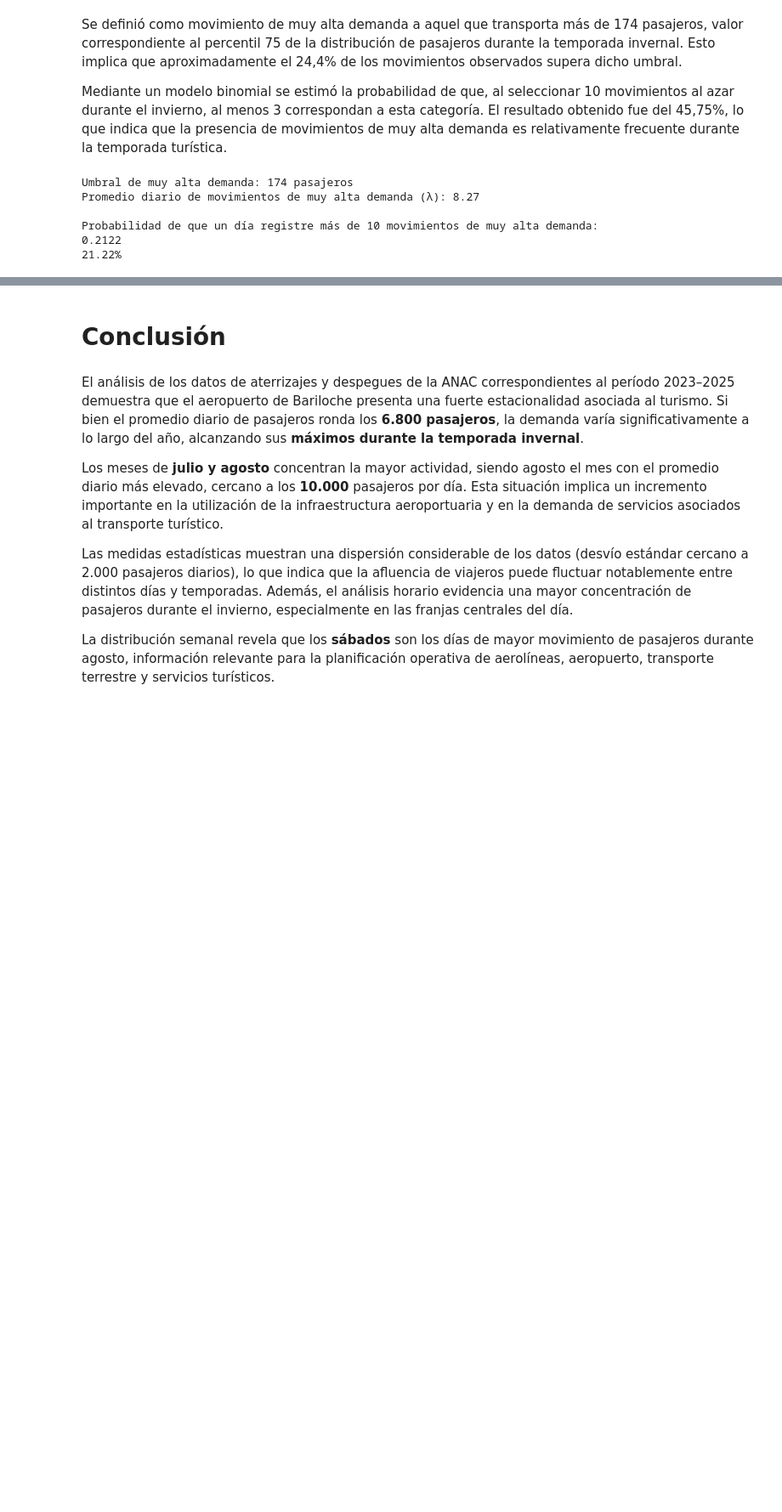
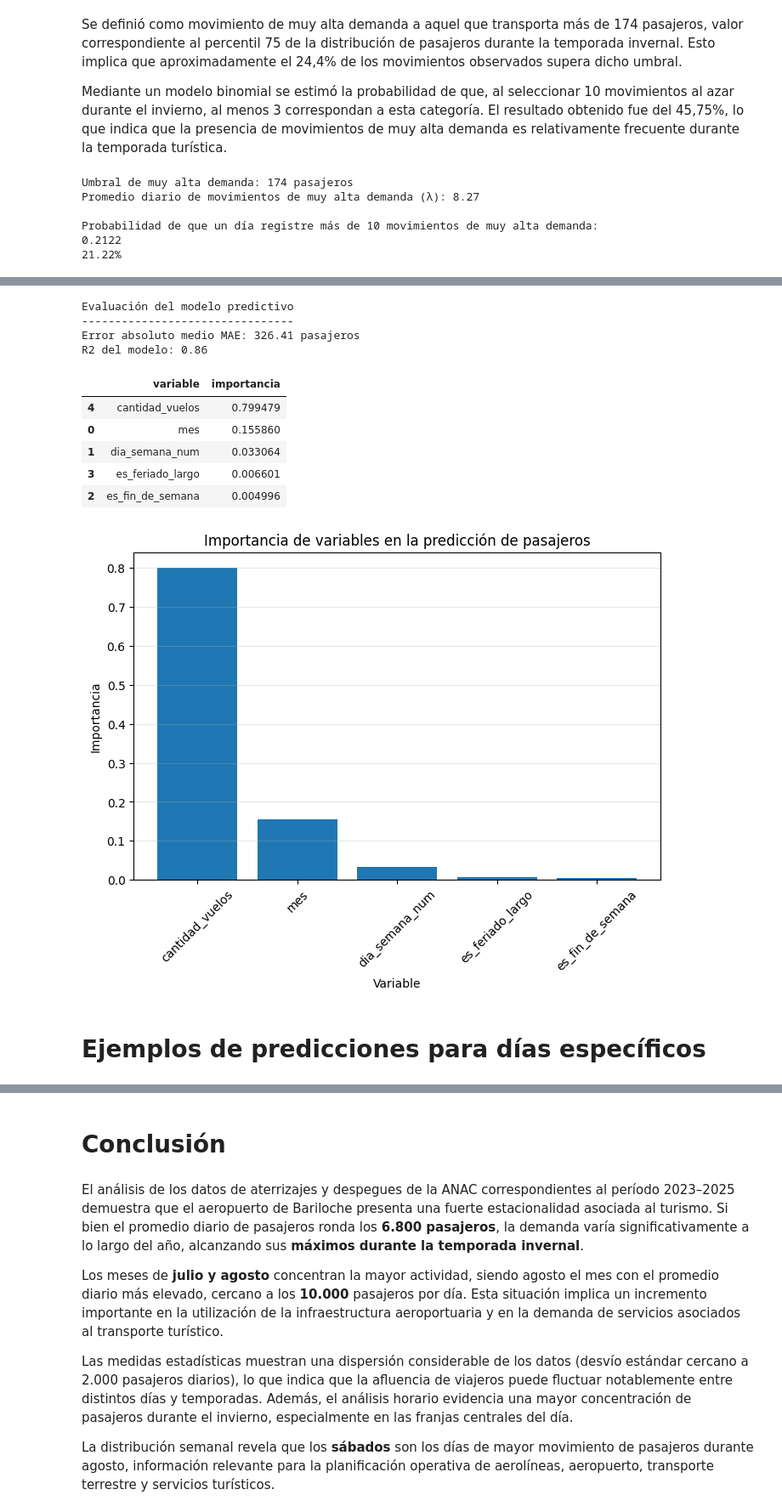
Before and after one commit to mletelle/MateIV_Transporte_Publico, a Jupyter notebook: TP_ Bariloche CS Datos.ipynb, the cells around one changed output, grey strips where cells are left out. Shown at 85% size. Saved outputs shown, nothing was run; the diff lists cells and outputs as text; code cells hidden in the pictures; blank space fills up the shorter version.

```diff
--- a/TP_ Bariloche CS Datos.ipynb
+++ b/TP_ Bariloche CS Datos.ipynb
@@ -775,0 +1001,80 @@ El análisis mediante un modelo de Poisson indica que durante la temporada inver
+# %%
+# Variables predictoras
+X = datos_diarios[
+    [
+        'mes',
+        'dia_semana_num',
+        'es_fin_de_semana',
+        'es_feriado_largo',
+        'cantidad_vuelos'
+    ]
+]
+
+# Variable objetivo
+y = datos_diarios['pasajeros_totales']
+
+# Dividimos datos en entrenamiento y prueba
+X_train, X_test, y_train, y_test = train_test_split(
+    X,
+    y,
+    test_size=0.2,
+    random_state=42
+)
+
+# Creamos el modelo
+modelo = RandomForestRegressor(
+    n_estimators=100,
+    random_state=42
+)
+
+# Entrenamos el modelo
+modelo.fit(X_train, y_train)
+
+# Hacemos predicciones
+y_pred = modelo.predict(X_test)
+
+# Evaluamos el modelo
+mae = mean_absolute_error(y_test, y_pred)
+r2 = r2_score(y_test, y_pred)
+
+print("Evaluación del modelo predictivo")
+print("--------------------------------")
+print(f"Error absoluto medio MAE: {mae:.2f} pasajeros")
+print(f"R2 del modelo: {r2:.2f}")
+# %% [output]
+Evaluación del modelo predictivo
+--------------------------------
+Error absoluto medio MAE: 326.41 pasajeros
+R2 del modelo: 0.86
+# %%
+importancias = pd.DataFrame({
+    'variable': X.columns,
+    'importancia': modelo.feature_importances_
+}).sort_values(by='importancia', ascending=False)
+
+display(importancias)
+
+plt.figure(figsize=(8, 5))
+
+plt.bar(
+    importancias['variable'],
+    importancias['importancia']
+)
+
+plt.title('Importancia de variables en la predicción de pasajeros')
+plt.xlabel('Variable')
+plt.ylabel('Importancia')
+plt.xticks(rotation=45)
+plt.grid(axis='y', alpha=0.3)
+
+plt.show()
+# %% [output]
+|  | variable | importancia |
+| 4 | cantidad_vuelos | 0.799479 |
+| 0 | mes | 0.155860 |
+| 1 | dia_semana_num | 0.033064 |
+| 3 | es_feriado_largo | 0.006601 |
+| 2 | es_fin_de_semana | 0.004996 |
+[figure, added]
+# %% [markdown]
+# Ejemplos de predicciones para días específicos
```
Also changed, not shown: parts of 37 cells of this notebook.
